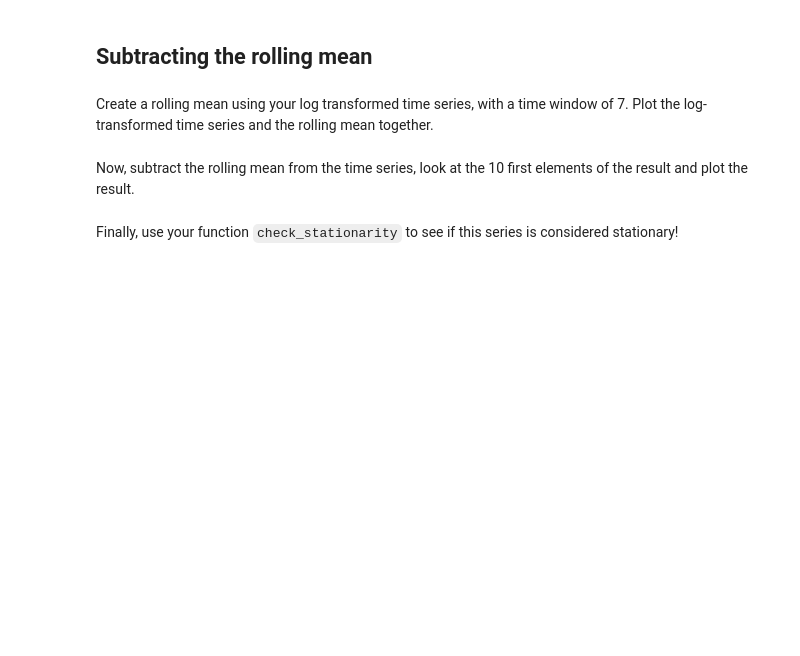
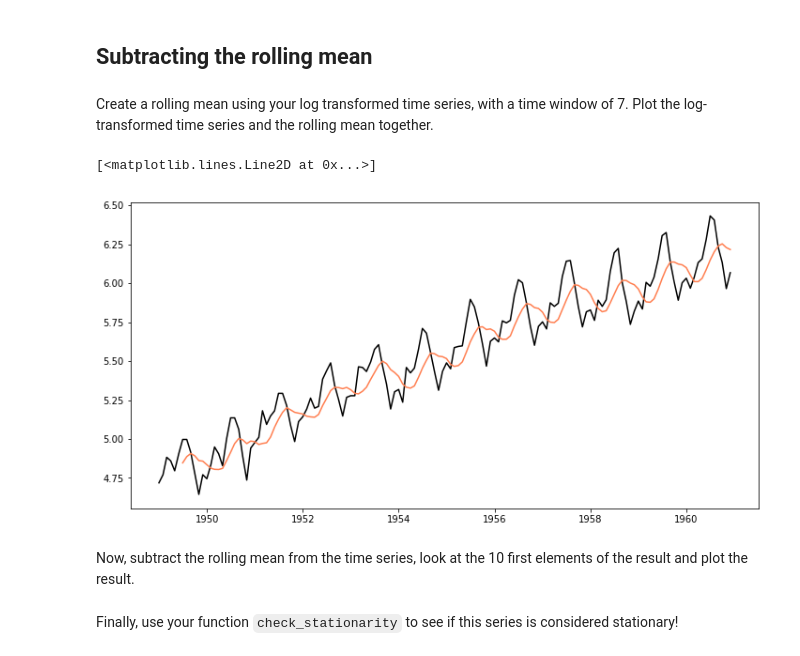
Before and after one commit to graceh3/dsc-3-25-08-removing-trends-lab-nyc-ds-career-012819, a Jupyter notebook: index.ipynb, the cells around one changed output. Cells and saved outputs as stored; diff of their text form; code cells hidden in the pictures; blank space fills up the shorter version.

```diff
--- a/index.ipynb
+++ b/index.ipynb
@@ -81,16 +81,12 @@ Create a rolling mean using your log transformed time series, with a time window
 # %%
 # your code here
 rolmean = data.rolling(window=7, center=False).mean()
-
-data = pd.Series(np.log(ts['#Passengers']), index=ts.index)
 fig = plt.figure(figsize=(12,6))
-plt.plot(data, color='blue')
-plt.xlabel("month", fontsize=14)
-plt.ylabel('log(#Passengers)', fontsize = 14)
-plt.show()
-
-plt.plot(data, color = 'black', label = 'O')
+plt.plot(data, color = 'black', label = 'Original')
 plt.plot(rolmean, color = 'coral', label ='Rolling Mean')
+# %% [output]
+[<matplotlib.lines.Line2D at 0x...>]
+[figure, added]
 # %% [markdown]
 Now, subtract the rolling mean from the time series, look at the 10 first elements of the result and plot the result.
 # %%
```
